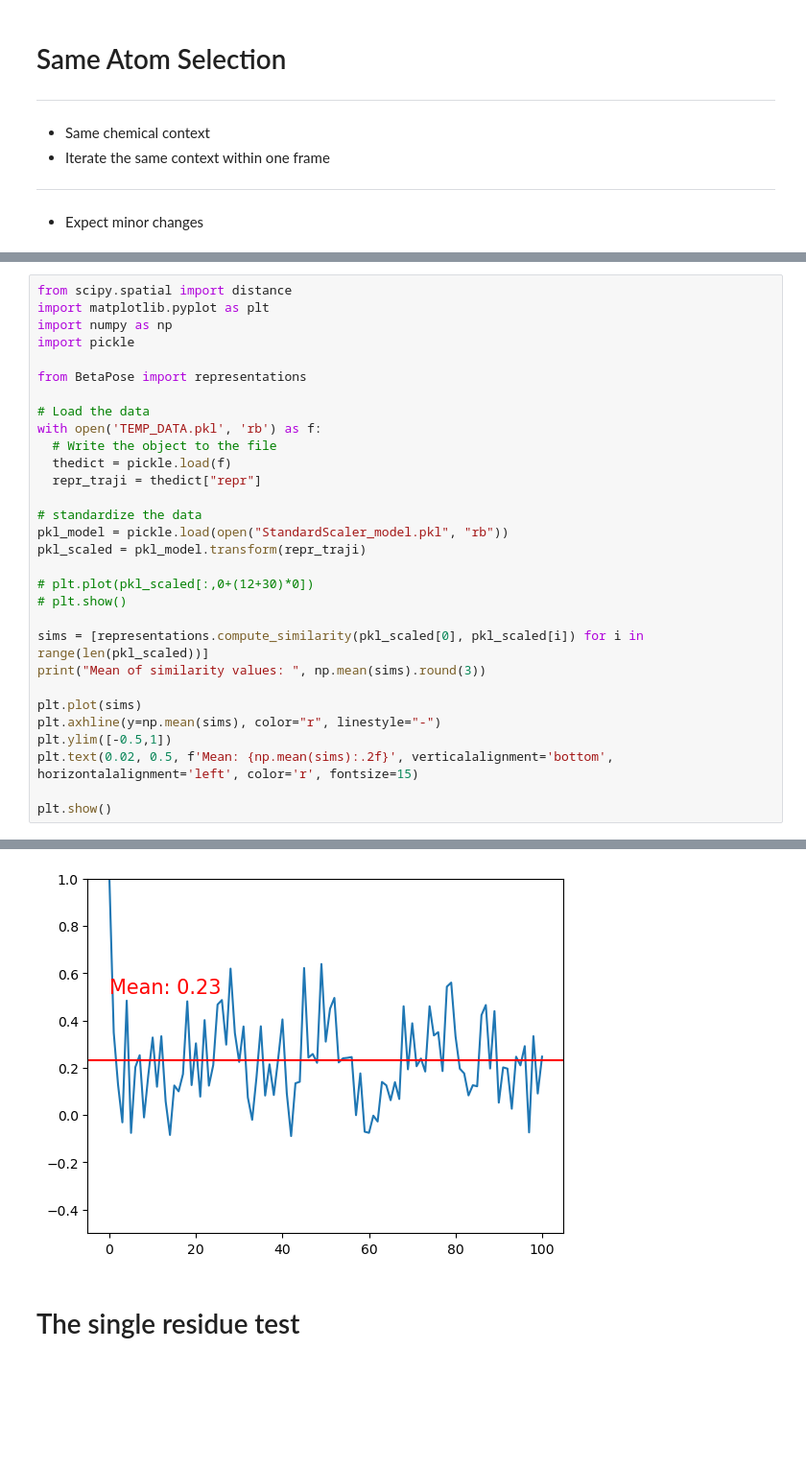
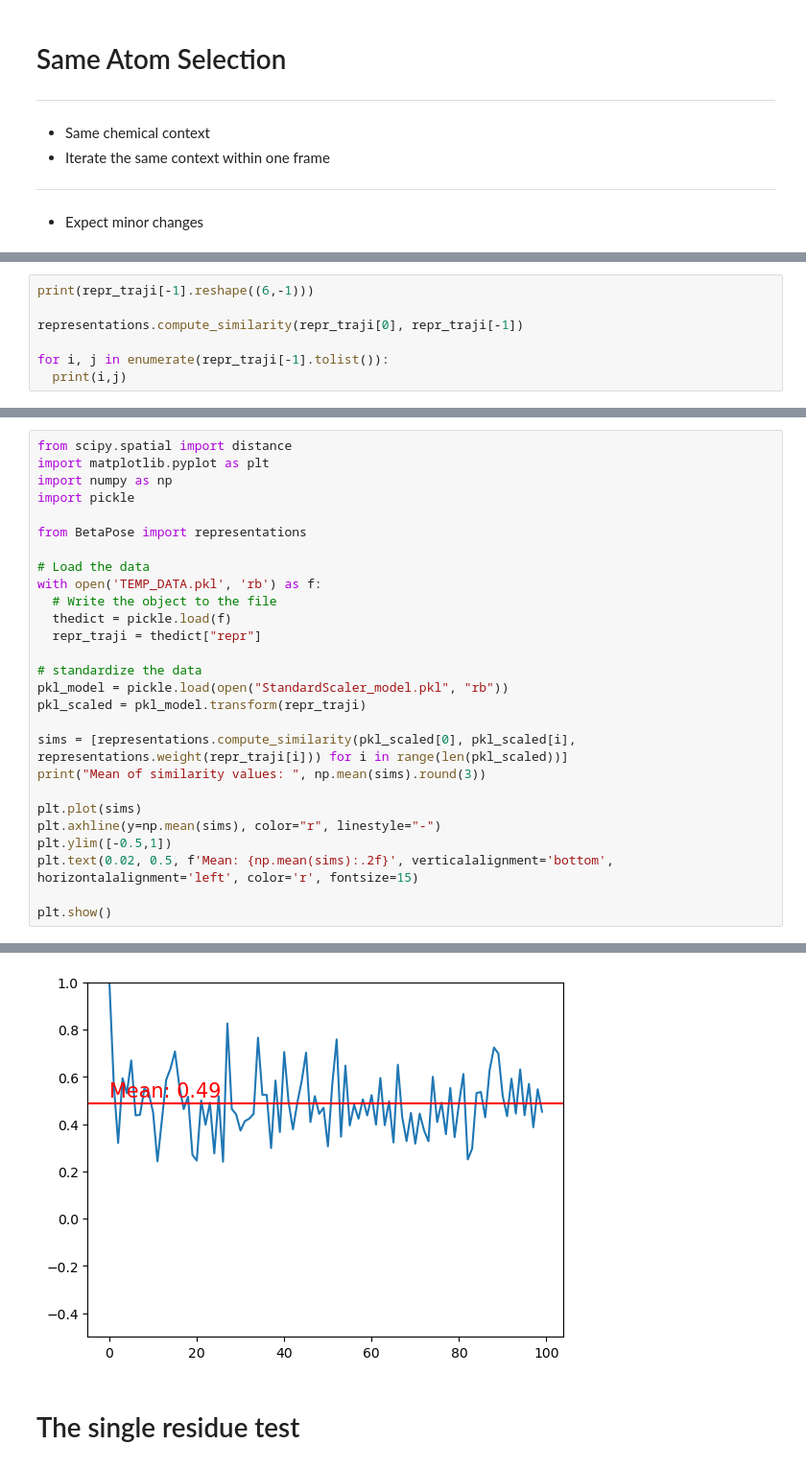
Before and after one commit to miemiemmmm/Nearl, a Jupyter notebook: Caliberate_MolBlock_Viewpoint.ipynb, the cells around one changed output, grey strips where cells are left out. Shown at 96% size. Drawn from its saved outputs; the diff is of its cells as text; blank space fills up the shorter version.

```diff
--- a/Caliberate_MolBlock_Viewpoint.ipynb
+++ b/Caliberate_MolBlock_Viewpoint.ipynb
@@ -146,0 +145,7 @@ plt.show()
+# %%
+print(repr_traji[-1].reshape((6,-1)))
+
+representations.compute_similarity(repr_traji[0], repr_traji[-1])
+
+for i, j in enumerate(repr_traji[-1].tolist()):
+  print(i,j)
@@ -162,10 +185,7 @@ with open('TEMP_DATA.pkl', 'rb') as f:
 pkl_model = pickle.load(open("StandardScaler_model.pkl", "rb"))
 pkl_scaled = pkl_model.transform(repr_traji)
 
-# plt.plot(pkl_scaled[:,0+(12+30)*0])
-# plt.show()
-
-sims = [representations.compute_similarity(pkl_scaled[0], pkl_scaled[i]) for i in range(len(pkl_scaled))]
+sims = [representations.compute_similarity(pkl_scaled[0], pkl_scaled[i], representations.weight(repr_traji[i])) for i in range(len(pkl_scaled))]
 print("Mean of similarity values: ", np.mean(sims).round(3))
 
 plt.plot(sims)
@@ -195,4 +215,4 @@ Mean of similarity values:  0.23
-[figure, old version]
+[figure, new version]
 # %% [markdown]
 # The single residue test
 # %%
```
Also changed, not shown: parts of 12 cells of this notebook, 6 other files.
